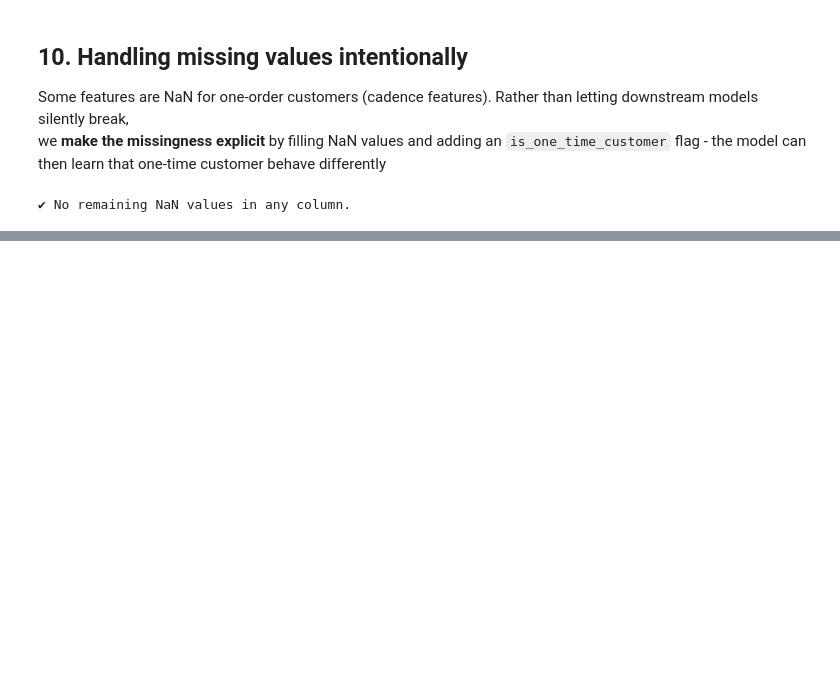
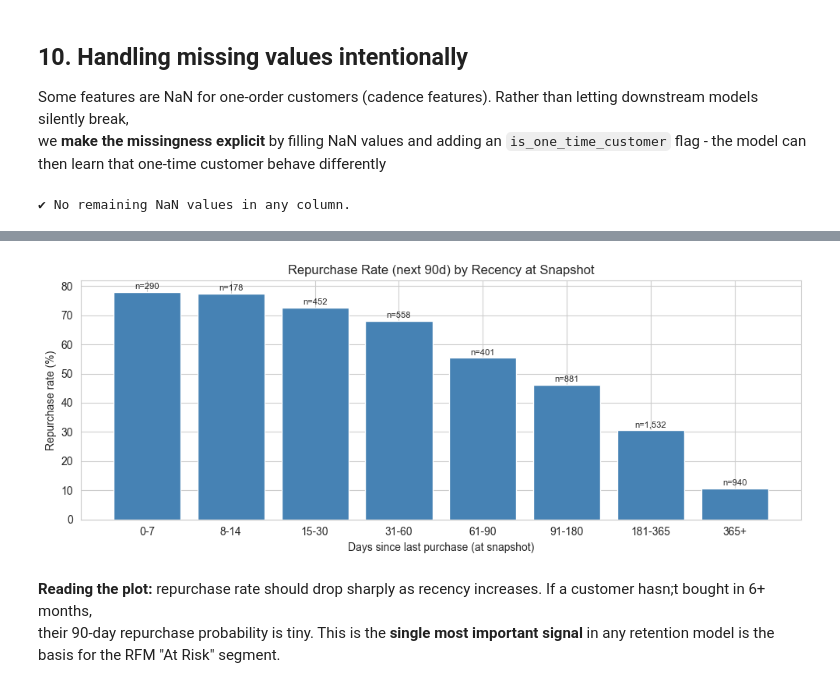
Before and after one commit to JomarHAN/ML-UCI-Online-Retail-II, a Jupyter notebook: notebooks/03_feature_engineering.ipynb, the cells around one changed output, grey strips where cells are left out. Drawn from its saved outputs; the diff is of its cells as text; code cells hidden in the pictures; blank space fills up the shorter version.

Commit message:
11. Quick exploration - do features have signal?

```diff
--- a/notebooks/03_feature_engineering.ipynb
+++ b/notebooks/03_feature_engineering.ipynb
@@ -427,0 +493,25 @@ else:
+# %%
+# A quick visual: recency vs. churn rate (binned)
+features['recency_bin'] = pd.cut(features['recency_days'], bins=[0,7,14,30,60,90,180,365,9999],
+                                 labels=['0-7','8-14','15-30','31-60','61-90','91-180','181-365','365+'])
+churn_by_recency = features.groupby('recency_bin', observed=True).agg(
+    customers=('CustomerID', 'count'),
+    repurchase_rate=('target_purchased_90d', 'mean')
+).reset_index()
+churn_by_recency
+fig, ax = plt.subplots(figsize=(10, 4))
+ax.bar(churn_by_recency['recency_bin'].astype(str), churn_by_recency['repurchase_rate'] * 100, color='steelblue')
+ax.set_title('Repurchase Rate (next 90d) by Recency at Snapshot')
+ax.set_xlabel('Days since last purchase (at snapshot)')
+ax.set_ylabel('Repurchase rate (%)')
+for i, row in churn_by_recency.iterrows():
+    ax.text(i, row['repurchase_rate']*100 + 1, f'n={row["customers"]:,}', ha='center', fontsize=8)
+plt.tight_layout()
+plt.show()
+
+features = features.drop(columns=['recency_bin']) # cleanup helper column
+# %% [output]
+[figure, added]
+# %% [markdown]
+**Reading the plot:** repurchase rate should drop sharply as recency increases. If a customer hasn;t bought in 6+ months,<br>
+their 90-day repurchase probability is tiny. This is the **single most important signal** in any retention model is the basis for the RFM "At Risk" segment.
```
Also changed, not shown: parts of 4 cells of this notebook.
